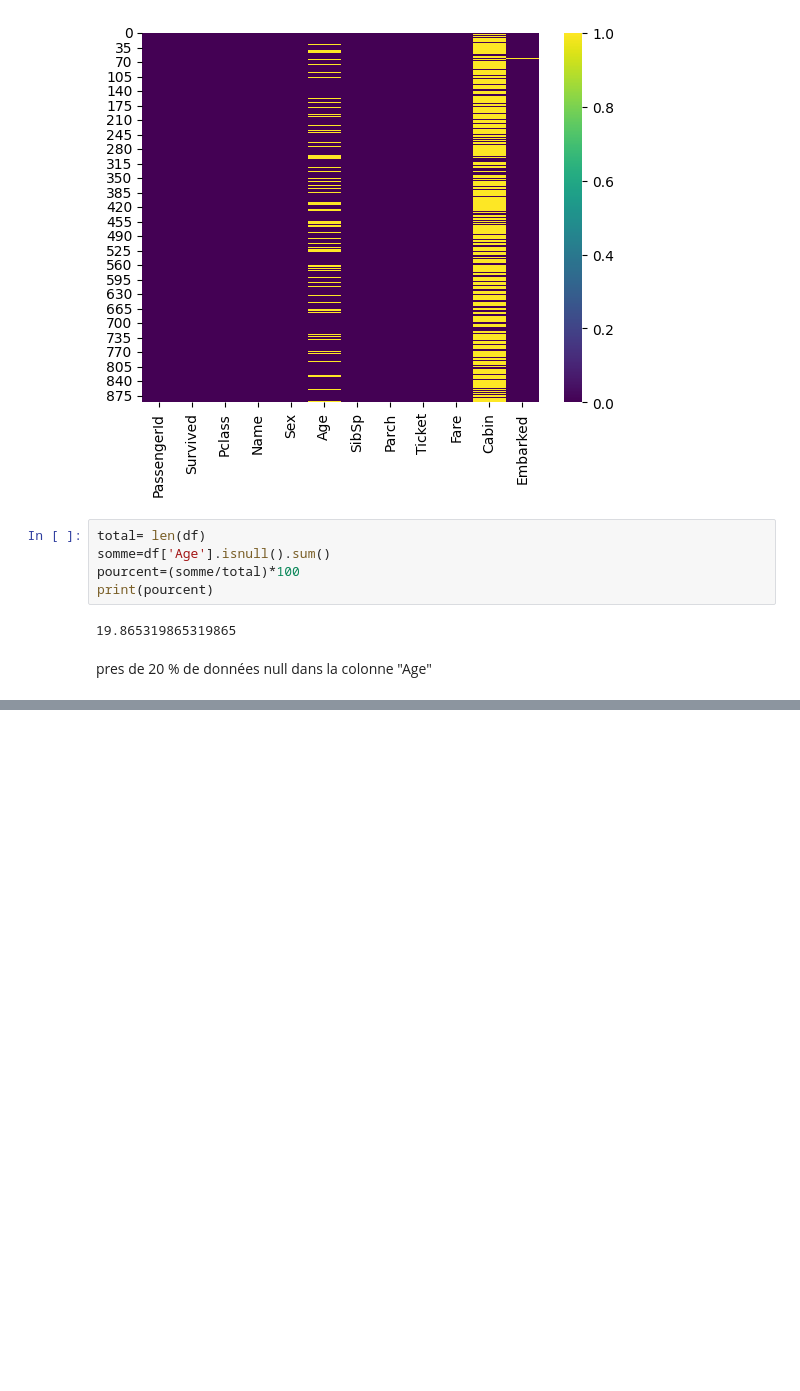
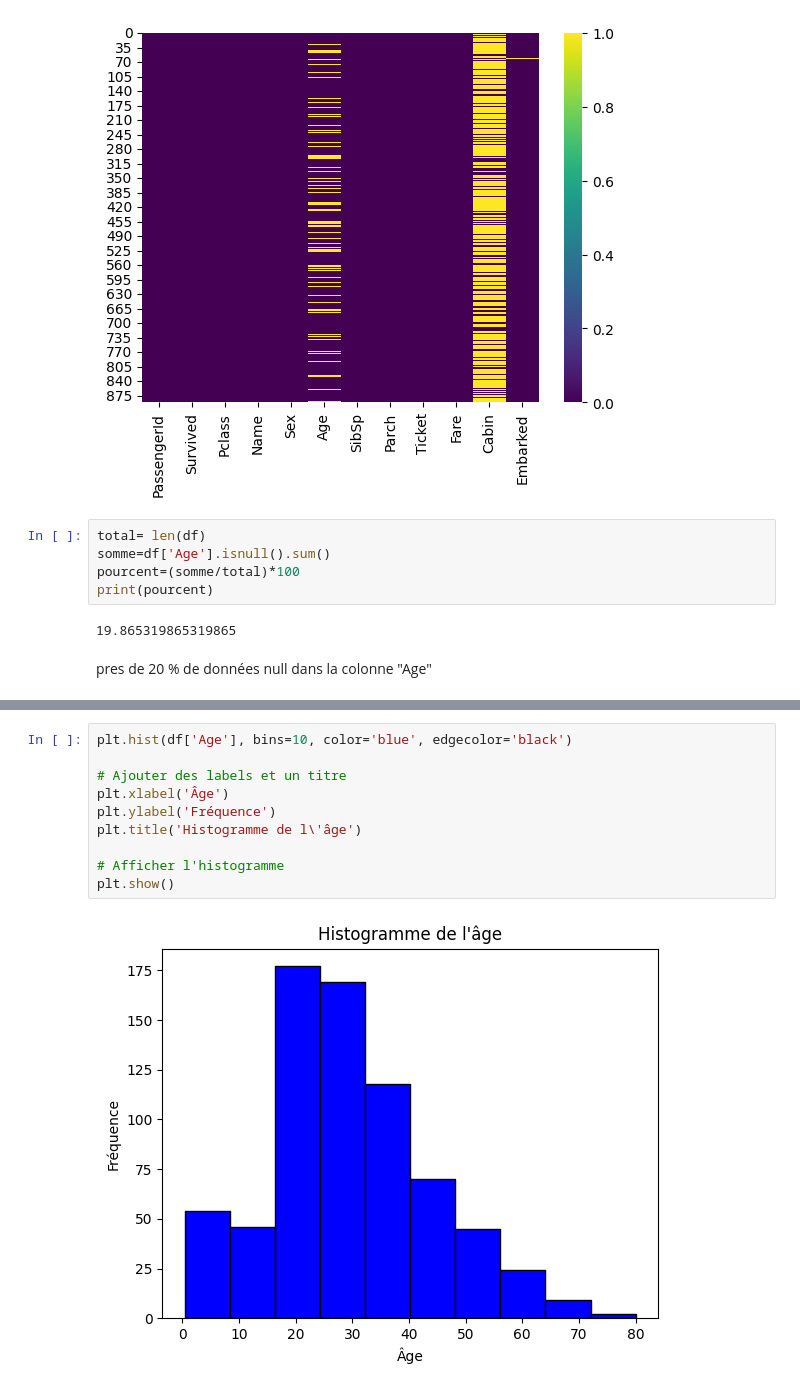
Before and after one commit to samiHEL/ML_Intro_Regression, a Jupyter notebook: ML_Intro_regression.ipynb, the cells around one changed output, grey strips where cells are left out. Saved outputs shown, nothing was run; the diff lists cells and outputs as text; blank space fills up the shorter version.

```diff
--- a/ML_Intro_regression.ipynb
+++ b/ML_Intro_regression.ipynb
@@ -295,0 +375,12 @@ pres de 20 % de données null dans la colonne "Age"
+# %%
+plt.hist(df['Age'], bins=10, color='blue', edgecolor='black')
+
+# Ajouter des labels et un titre
+plt.xlabel('Âge')
+plt.ylabel('Fréquence')
+plt.title('Histogramme de l\'âge')
+
+# Afficher l'histogramme
+plt.show()
+# %% [output]
+[figure, added]
```
Also changed, not shown: parts of 8 cells of this notebook.
